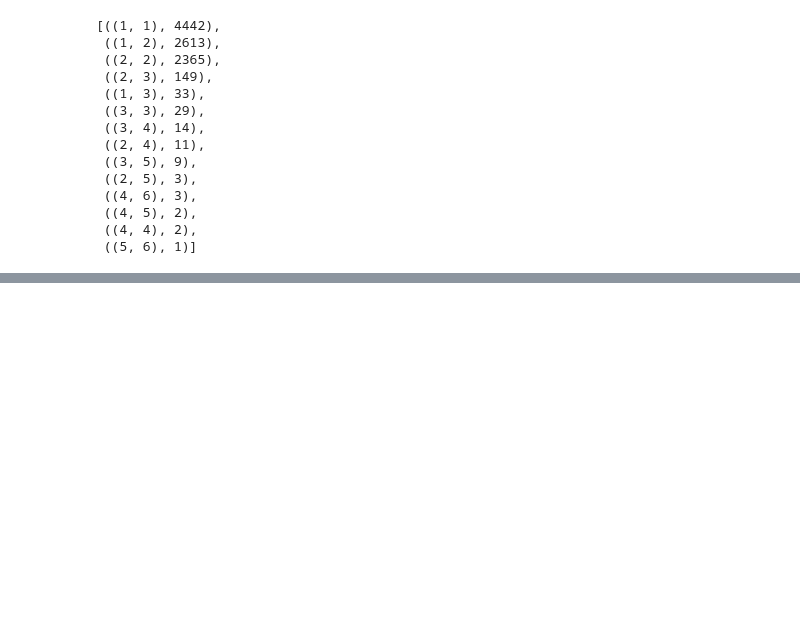
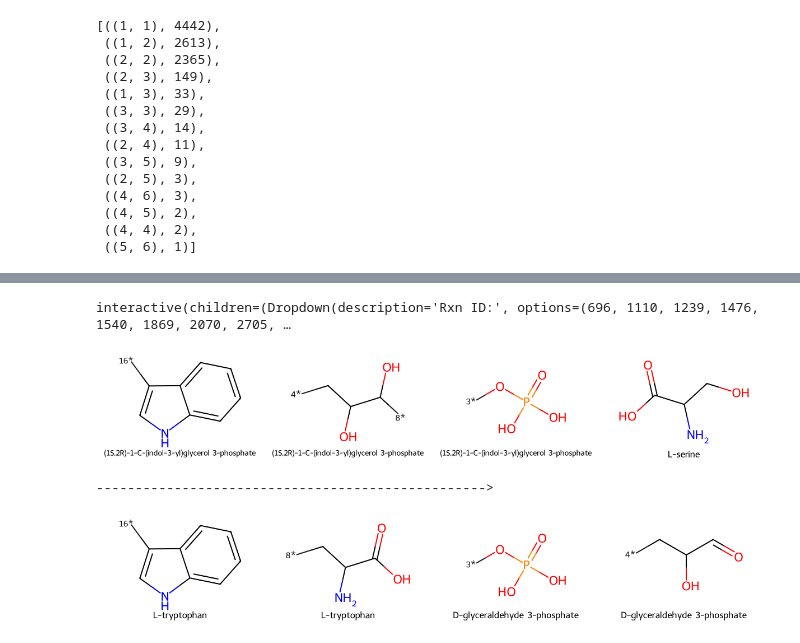
Before and after one commit to stefanpate/krxns, a Jupyter notebook: notebooks/initial_kr_network_analysis.ipynb, the cells around one changed output, grey strips where cells are left out. Cells and saved outputs as stored; diff of their text form; code cells hidden in the pictures; blank space fills up the shorter version.

Commit message:
Explore reactant-product assignment and frustration after witholding conservative set of cofactors

```diff
--- a/notebooks/initial_kr_network_analysis.ipynb
+++ b/notebooks/initial_kr_network_analysis.ipynb
@@ -43,8 +48,8 @@ smi2id = {v['smiles']: k for k,v in known_compounds.items()}
 # %%
 # Load cofactors
 
-paired_fp = "../data/cofactors/paired_cofactors_reference.tsv"
-unpaired_fp = "../data/cofactors/unpaired_cofactors_reference.tsv"
+paired_fp = cofactors_filepath / "paired_cofactors_reference.tsv"
+unpaired_fp = cofactors_filepath / "unpaired_cofactors_reference.tsv"
 
 class_whitelist = [
     "FAD_CoF",
@@ -231,8 +203,7 @@ def is_cofactor(smiles: str, cofactors: dict[str, str]):
         return False
 
 
-rxn_tani_mats = {}
-rxn_corr_mats = {}
+rxn_sim_mats = defaultdict(dict)
 frustrated = []
 side_counts = defaultdict(set)
 for rid, rxn in known_reactions.items():
@@ -247,13 +218,9 @@ for rid, rxn in known_reactions.items():
     left_names, right_names = [known_compounds[id]['name'] for id in left_ids], [known_compounds[id]['name'] for id in right_ids]
     i, j = np.array(list(zip(*product(left_ids, right_ids))))
 
-    corr_data = cpd_jaccard[i, j].reshape(len(left_ids), len(right_ids))
-    tani_data = tani_sim_mat[i, j].reshape(len(left_ids), len(right_ids))
-
-    corr_df = pd.DataFrame(data=corr_data, columns=right_names, index=left_names)
-    tani_df = pd.DataFrame(data=tani_data, columns=right_names, index=left_names)
-
-    rxn_corr_mats[rid] = corr_df
-    rxn_tani_mats[rid] = tani_df
+    for k, cs in cc_sim_mats.items():
+        data = cs[i, j].reshape(len(left_ids), len(right_ids))
+        df = pd.DataFrame(data=data, columns=right_names, index=left_names)
+        rxn_sim_mats[rid][k] = df
 
     side_counts[tuple(sorted([len(x) for x in [lhs, rhs]]))].add(rid)
@@ -368,0 +307,57 @@ print(len(known_reactions))
+# %%
+sc = (1,3)
+options = sorted(side_counts[sc])
+rid_input = widgets.Dropdown(
+    options=options,
+    value=options[0],
+    description="Rxn ID:",
+    disabled=False
+)
+
+@interact
+def display_rxn_info(rid=rid_input):
+    sis = (300, 200) # sub img size
+    for k in cc_sim_mats:
+        print(f"{k.upper()} frustrated: {rid in frustrated[k]}")
+        display(rxn_sim_mats[rid][k])
+
+    split_subs = [elt.split(".") for elt in known_reactions[rid]['smarts'].split(">>")]
+
+    for i, whitelist in enumerate(split_subs):
+        data = [
+            (Chem.MolFromSmiles(smi), name)
+            for smi, name in known_reactions[rid]['smi2name'].items() if smi in whitelist
+        ]
+        mols, names = zip(*data)
+        mpr = len(mols)
+
+        display(Draw.MolsToGridImage(mols=mols, legends=names, molsPerRow=mpr, subImgSize=sis))
+        if i == 0:
+            print(f"{'-' * 50}>")
+# %% [output]
+interactive(children=(Dropdown(description='Rxn ID:', options=(696, 1110, 1239, 1476, 1540, 1869, 2070, 2705, …
+# %%
+rid = 110
+sis = (300, 200)
+split_subs = [elt.split(".") for elt in known_reactions[rid]['smarts'].split(">>")]
+for i, side in enumerate(split_subs):
+    frags = []
+    frag_names = []
+    for smi in side:
+        if smi in cofactors:
+            continue
+
+        name = known_reactions[rid]['smi2name'][smi]
+        mol = Chem.MolFromSmiles(smi)
+        new_frags = [Chem.MolFromSmiles(elt) for elt in BRICS.BRICSDecompose(mol)]
+        frags += new_frags
+        frag_names += [name for _ in range(len(new_frags))]
+
+    display(Draw.MolsToGridImage(frags, molsPerRow=len(frags), legends=frag_names, subImgSize=sis))
+
+    if i == 0:
+        print(f"{'-' * 50}>")
+# %% [output]
+[figure, added]
+-------------------------------------------------->
+[figure, added]
```
Also changed, not shown: parts of 28 cells of this notebook, 4 other files.
